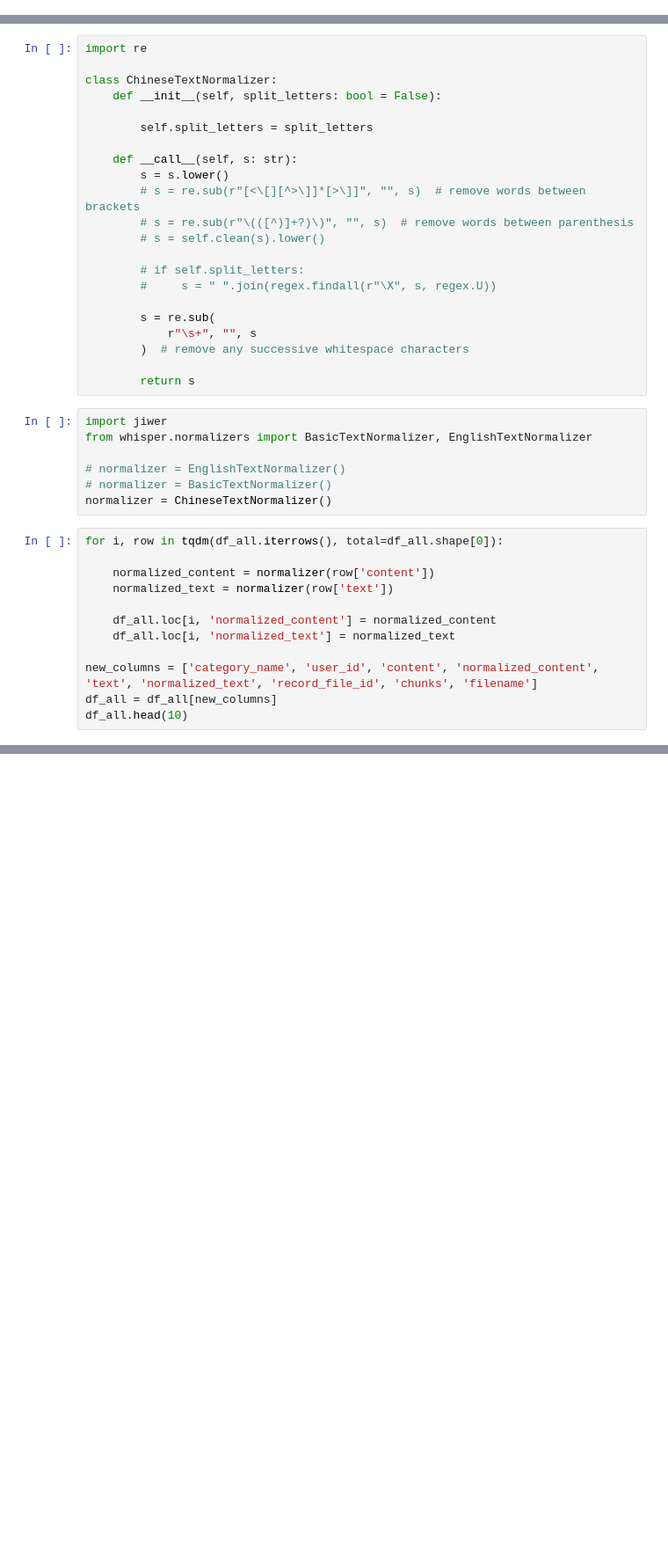
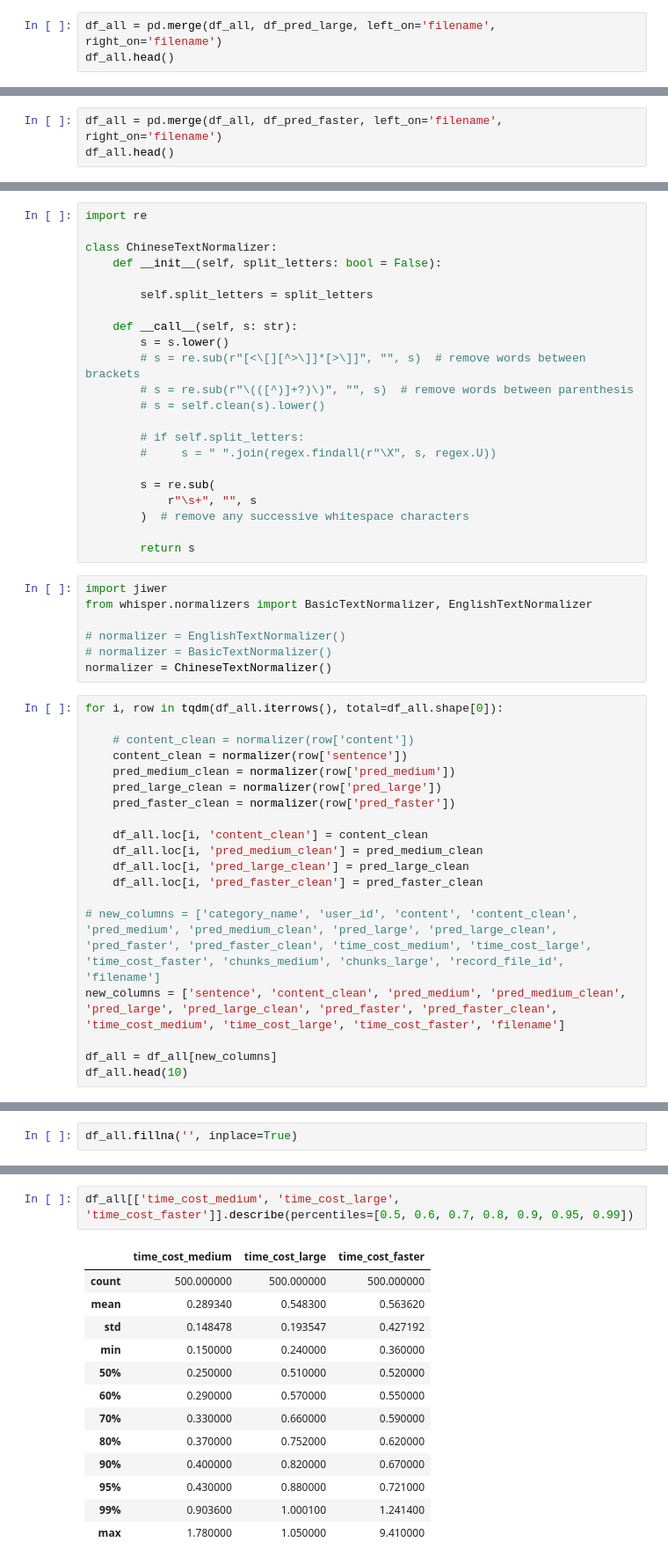
Before and after one commit to Chevolier/whisper, a Jupyter notebook: test.ipynb, the cells around one changed output, grey strips where cells are left out. Shown at 88% size. Cells and saved outputs as stored; diff of their text form; blank space fills up the shorter version.

```diff
--- a/test.ipynb
+++ b/test.ipynb
@@ -177,0 +283,3 @@ df_all.head(10)
+# %%
+df_all = pd.merge(df_all, df_pred_large, left_on='filename', right_on='filename')
+df_all.head()
@@ -177,0 +293,3 @@ df_all.head(10)
+# %%
+df_all = pd.merge(df_all, df_pred_faster, left_on='filename', right_on='filename')
+df_all.head()
@@ -209,13 +335,20 @@ normalizer = ChineseTextNormalizer()
 # %%
 for i, row in tqdm(df_all.iterrows(), total=df_all.shape[0]):
 
-    normalized_content = normalizer(row['content'])
-    normalized_text = normalizer(row['text'])
+    # content_clean = normalizer(row['content'])
+    content_clean = normalizer(row['sentence'])
+    pred_medium_clean = normalizer(row['pred_medium'])
+    pred_large_clean = normalizer(row['pred_large'])
+    pred_faster_clean = normalizer(row['pred_faster'])
 
-    df_all.loc[i, 'normalized_content'] = normalized_content
-    df_all.loc[i, 'normalized_text'] = normalized_text
+    df_all.loc[i, 'content_clean'] = content_clean
+    df_all.loc[i, 'pred_medium_clean'] = pred_medium_clean
+    df_all.loc[i, 'pred_large_clean'] = pred_large_clean
+    df_all.loc[i, 'pred_faster_clean'] = pred_faster_clean
 
-new_columns = ['category_name', 'user_id', 'content', 'normalized_content', 'text', 'normalized_text', 'record_file_id', 'chunks', 'filename']
+# new_columns = ['category_name', 'user_id', 'content', 'content_clean', 'pred_medium', 'pred_medium_clean', 'pred_large', 'pred_large_clean', 'pred_faster', 'pred_faster_clean', 'time_cost_medium', 'time_cost_large', 'time_cost_faster', 'chunks_medium', 'chunks_large', 'record_file_id',  'filename']
+new_columns = ['sentence', 'content_clean', 'pred_medium', 'pred_medium_clean', 'pred_large', 'pred_large_clean', 'pred_faster', 'pred_faster_clean', 'time_cost_medium', 'time_cost_large', 'time_cost_faster', 'filename']
+
 df_all = df_all[new_columns]
 df_all.head(10)
 # %% [output]
@@ -233 +366,3 @@ df_all.head(10)
+# %%
+df_all.fillna('', inplace=True)
 # %%
@@ -238,0 +376,16 @@ CER: 27.94 %
+# %%
+df_all[['time_cost_medium', 'time_cost_large', 'time_cost_faster']].describe(percentiles=[0.5, 0.6, 0.7, 0.8, 0.9, 0.95, 0.99])
+# %% [output]
+|  | time_cost_medium | time_cost_large | time_cost_faster |
+| count | 500.000000 | 500.000000 | 500.000000 |
+| mean | 0.289340 | 0.548300 | 0.563620 |
+| std | 0.148478 | 0.193547 | 0.427192 |
+| min | 0.150000 | 0.240000 | 0.360000 |
+| 50% | 0.250000 | 0.510000 | 0.520000 |
+| 60% | 0.290000 | 0.570000 | 0.550000 |
+| 70% | 0.330000 | 0.660000 | 0.590000 |
+| 80% | 0.370000 | 0.752000 | 0.620000 |
+| 90% | 0.400000 | 0.820000 | 0.670000 |
+| 95% | 0.430000 | 0.880000 | 0.721000 |
+| 99% | 0.903600 | 1.000100 | 1.241400 |
+| max | 1.780000 | 1.050000 | 9.410000 |
```
Also changed, not shown: parts of 34 cells of this notebook, 1 other file.
